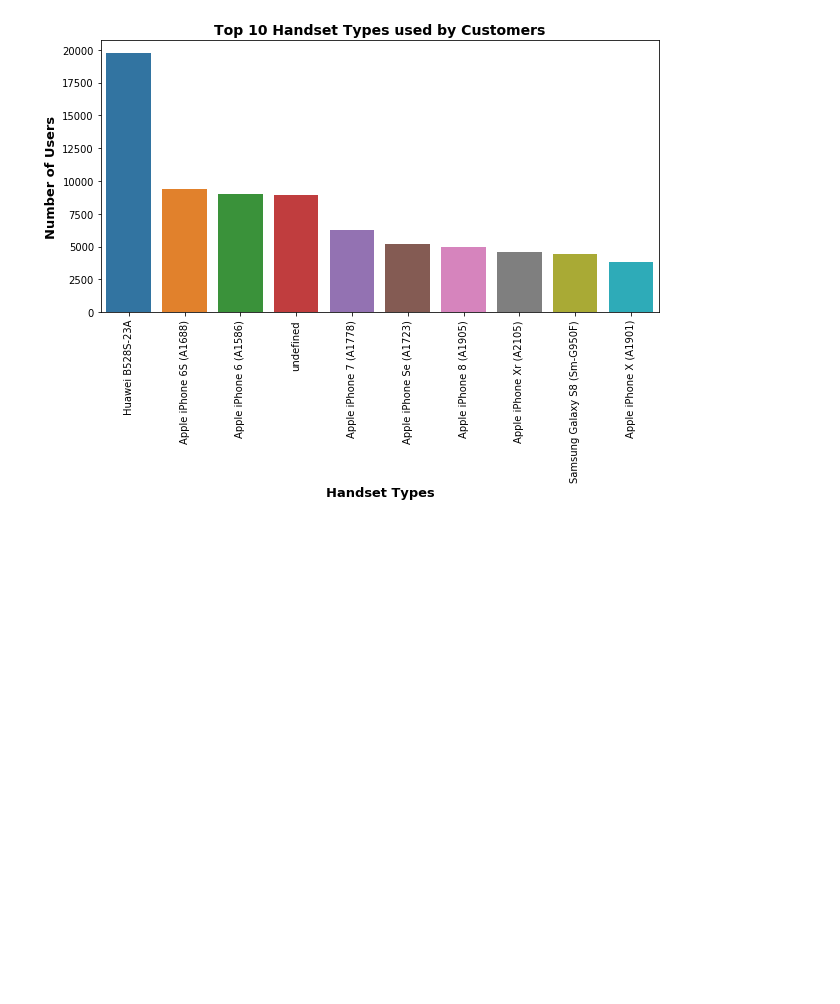
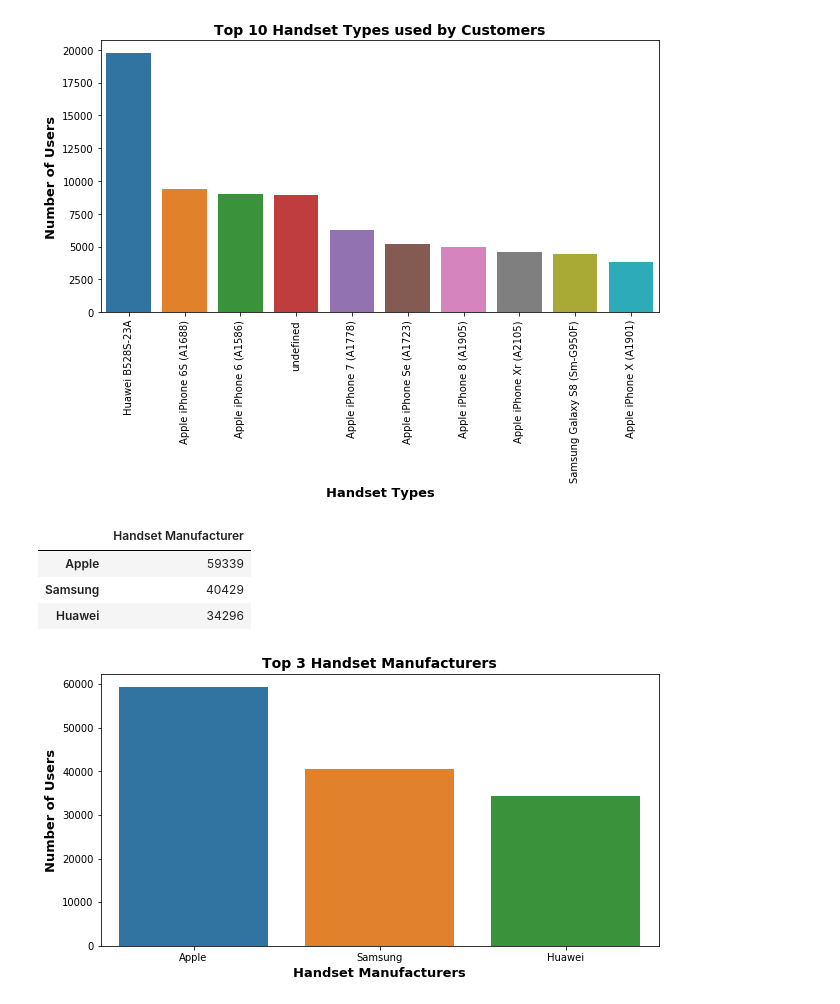
Before and after one commit to bkget/Telecom-Data-Analysis, a Jupyter notebook: notebooks/2_user_overview_analysis.ipynb, the cells around one changed output. Cells and saved outputs as stored; diff of their text form; code cells hidden in the pictures; blank space fills up the shorter version.

Commit message:
Get and plot the top 3 Handset Manufacturers

```diff
--- a/notebooks/2_user_overview_analysis.ipynb
+++ b/notebooks/2_user_overview_analysis.ipynb
@@ -62,3 +71,24 @@ plt.ylabel('Number of Users', size=13, fontweight="bold")
 plt.show()
 # %% [output]
 [figure]
+# %%
+# top 10 manufactures used by customers from cleaned_df
+
+top_3_manufacturers = user_overview_script.get_top_manufacturers(3)
+pd.DataFrame(top_3_manufacturers)
+# %% [output]
+|  | Handset Manufacturer |
+| Apple | 59339 |
+| Samsung | 40429 |
+| Huawei | 34296 |
+# %%
+# Bar graph to display the top 10 Handset Manufacturers
+
+plt.figure(figsize=(10,5))
+sns.barplot(x=top_3_manufacturers.index, y=top_3_manufacturers.values)
+plt.title('Top 3 Handset Manufacturers', size=14, fontweight="bold")
+plt.xlabel('Handset Manufacturers', size=13, fontweight="bold")
+plt.ylabel('Number of Users', size=13, fontweight="bold")
+plt.show()
+# %% [output]
+[figure, added]
```
Also changed, not shown: parts of 3 cells of this notebook, 1 other file.
